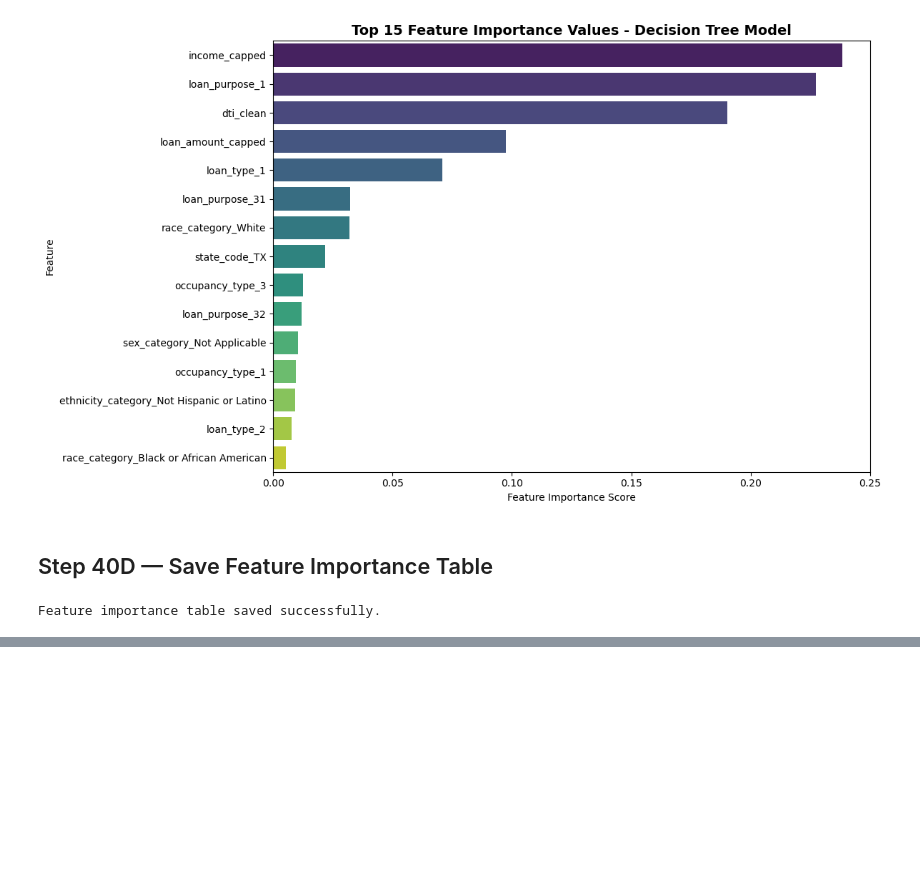
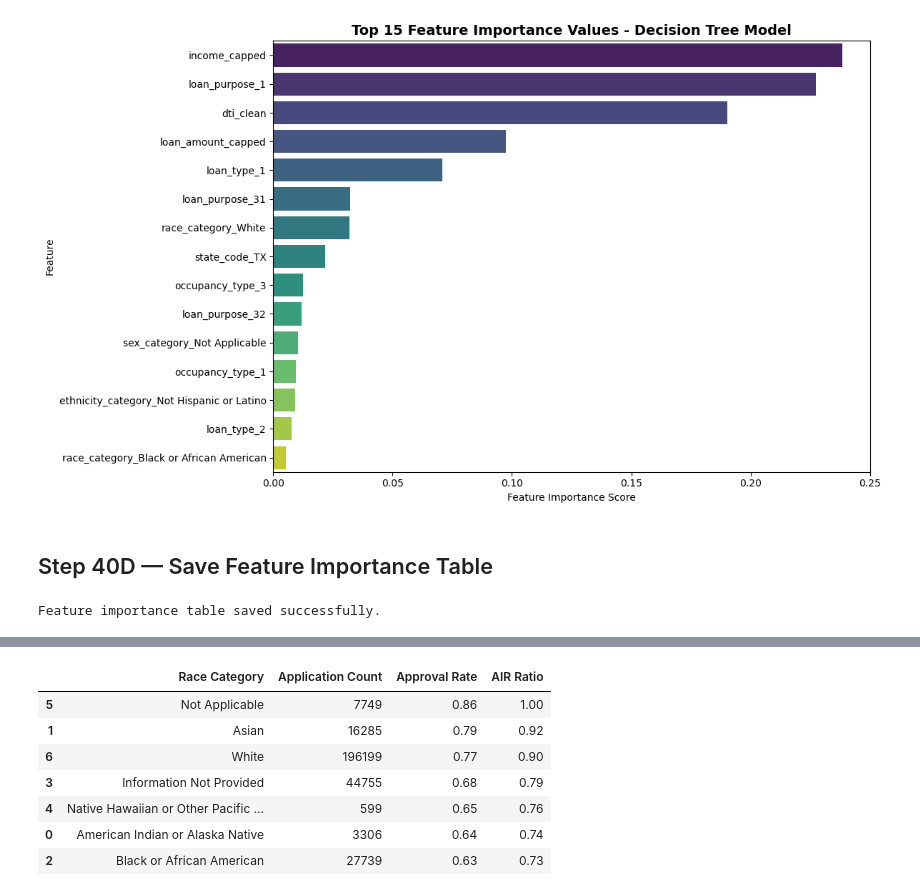
Before and after one commit to Shivashankar-Chari/hmda-capstone-analysis, a Jupyter notebook: 01_data_understanding_details.ipynb, the cells around one changed output, grey strips where cells are left out. Cells and saved outputs as stored; diff of their text form; code cells hidden in the pictures; blank space fills up the shorter version.

```diff
--- a/01_data_understanding_details.ipynb
+++ b/01_data_understanding_details.ipynb
@@ -3259,0 +3314,15 @@ this aligns BEAUTIFULLY with project title.
+# %%
+# Step 41B: Inspect raw cross-validation fold scores
+
+# Create detailed fold-wise results
+cv_fold_scores = pd.DataFrame({
+    "Fold": [1, 2, 3, 4, 5],
+    "Accuracy": cv_results["test_accuracy"],
+    "F1-Score": cv_results["test_f1"],
+    "ROC-AUC": cv_results["test_roc_auc"]
+})
+
+# Display fold-level scores with higher precision
+pd.set_option("display.precision", 8)
+
+cv_fold_scores
@@ -3259,0 +3426,27 @@ this aligns BEAUTIFULLY with project title.
+# %%
+# Step 42B: AIR / Disparate Impact Ratio analysis
+
+# Identify reference approval rate
+reference_rate = fairness_summary["Approval Rate"].max()
+
+# Calculate AIR relative to highest approval rate
+fairness_summary["AIR Ratio"] = (
+    fairness_summary["Approval Rate"] / reference_rate
+).round(4)
+
+# Sort by AIR ratio
+fairness_summary = fairness_summary.sort_values(
+    by="AIR Ratio",
+    ascending=False
+)
+
+fairness_summary
+# %% [output]
+|  | Race Category | Application Count | Approval Rate | AIR Ratio |
+| 5 | Not Applicable | 7749 | 0.86 | 1.00 |
+| 1 | Asian | 16285 | 0.79 | 0.92 |
+| 6 | White | 196199 | 0.77 | 0.90 |
+| 3 | Information Not Provided | 44755 | 0.68 | 0.79 |
+| 4 | Native Hawaiian or Other Pacific ... | 599 | 0.65 | 0.76 |
+| 0 | American Indian or Alaska Native | 3306 | 0.64 | 0.74 |
+| 2 | Black or African American | 27739 | 0.63 | 0.73 |
```
Also changed, not shown: parts of 27 cells of this notebook.
